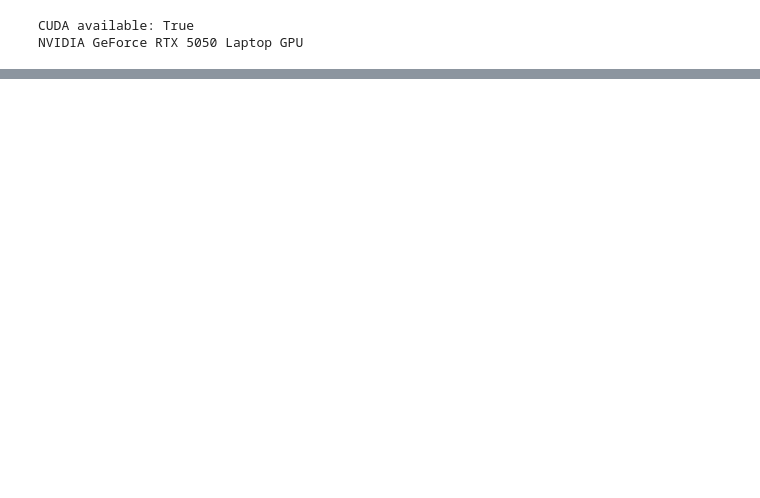
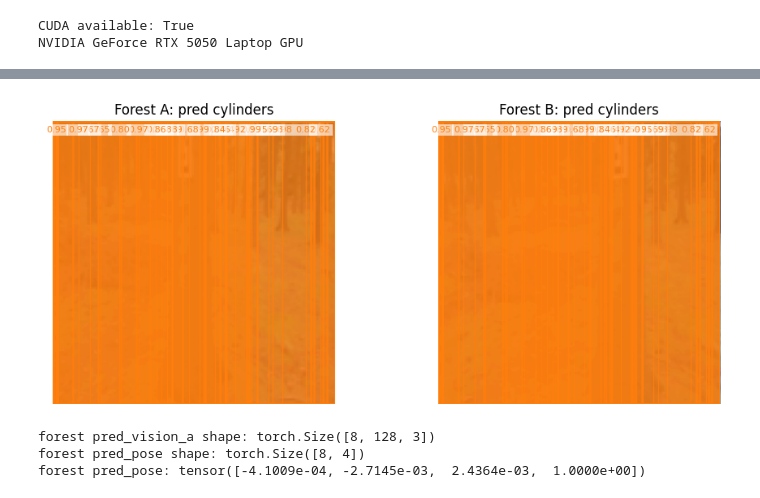
Before and after one commit to jo6815en/pose_from_cylinders, a Jupyter notebook: train.ipynb, the cells around one changed output, grey strips where cells are left out. Cells and saved outputs as stored; diff of their text form; code cells hidden in the pictures; blank space fills up the shorter version.

```diff
--- a/train.ipynb
+++ b/train.ipynb
@@ -469,0 +558,35 @@ Pred pose: tensor([ 1.0559, -0.0381,  0.0151,  0.9999])
+# %%
+# Plotta estimerade cylindrar på ett forest-sample
+import torch
+
+from utils import plot_estimated_cylinders_on_images
+
+forest_sample_idx = 0
+forest_occ_threshold = 0.6
+
+model.eval()
+forest_batch = next(iter(forest_loader))
+img_a_forest, img_b_forest, _ = forest_batch
+
+img_a_forest = img_a_forest.to(device)
+img_b_forest = img_b_forest.to(device)
+
+with torch.no_grad():
+    pred_vision_a_forest, pred_vision_b_forest, pred_pose_forest = model(img_a_forest, img_b_forest)
+
+fig_forest_cyl, axes_forest_cyl = plot_estimated_cylinders_on_images(
+    [img_a_forest[forest_sample_idx], img_b_forest[forest_sample_idx]],
+    [pred_vision_a_forest[forest_sample_idx], pred_vision_b_forest[forest_sample_idx]],
+    titles=["Forest A: pred cylinders", "Forest B: pred cylinders"],
+    occ_threshold=forest_occ_threshold,
+    flip_x=True,
+)
+
+print("forest pred_vision_a shape:", pred_vision_a_forest.shape)
+print("forest pred_pose shape:", pred_pose_forest.shape)
+print("forest pred_pose:", pred_pose_forest[forest_sample_idx].detach().cpu())
+# %% [output]
+[figure, added]
+forest pred_vision_a shape: torch.Size([8, 128, 3])
+forest pred_pose shape: torch.Size([8, 4])
+forest pred_pose: tensor([-4.1009e-04, -2.7145e-03,  2.4364e-03,  1.0000e+00])
```
Also changed, not shown: parts of 8 cells of this notebook, 2 other files.
